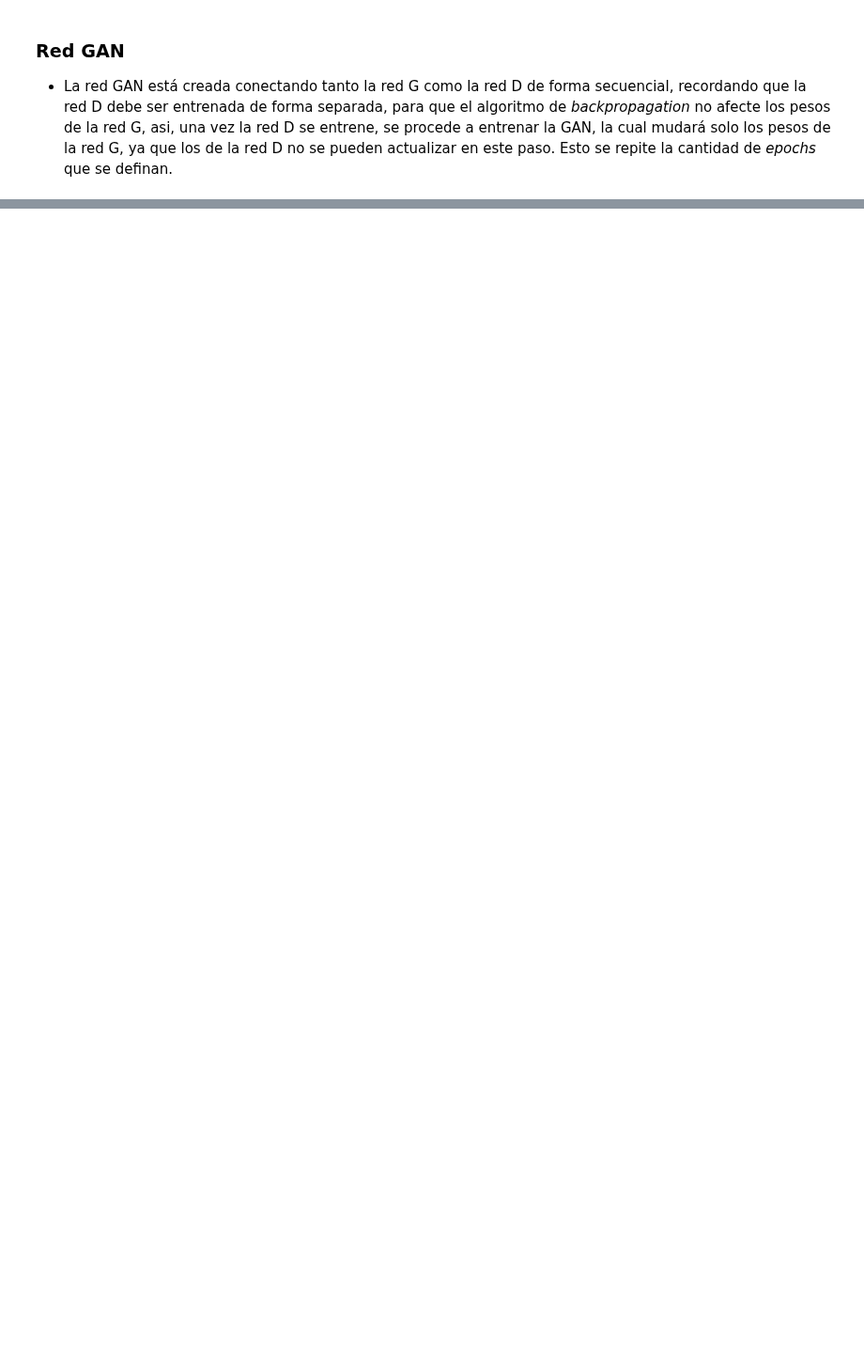
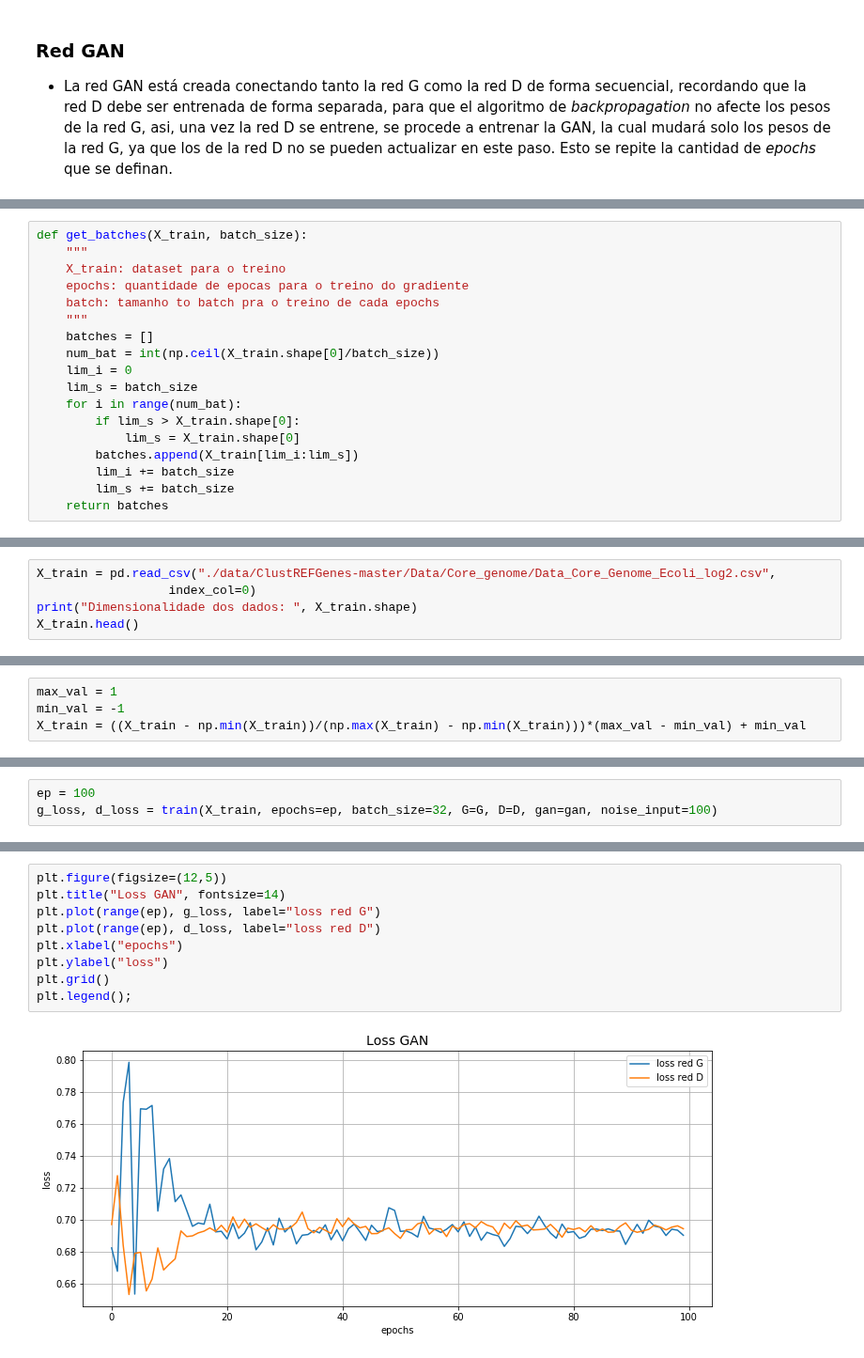
Before and after one commit to ejrueda/MasterUFPA, a Jupyter notebook: Proyectos/BioInformática/Understanding GAN's.ipynb, the cells around one changed output, grey strips where cells are left out. Shown at 94% size. Cells and saved outputs as stored; diff of their text form; blank space fills up the shorter version.

```diff
--- a/Proyectos/BioInformática/Understanding GAN's.ipynb
+++ b/Proyectos/BioInformática/Understanding GAN's.ipynb
@@ -107,0 +149,18 @@ def gan():
+# %%
+def get_batches(X_train, batch_size):
+    """
+    X_train: dataset para o treino
+    epochs: quantidade de epocas para o treino do gradiente
+    batch: tamanho to batch pra o treino de cada epochs
+    """
+    batches = []
+    num_bat = int(np.ceil(X_train.shape[0]/batch_size))
+    lim_i = 0
+    lim_s = batch_size
+    for i in range(num_bat):
+        if lim_s > X_train.shape[0]:
+            lim_s = X_train.shape[0]
+        batches.append(X_train[lim_i:lim_s])
+        lim_i += batch_size
+        lim_s += batch_size
+    return batches
@@ -107,0 +203,5 @@ def gan():
+# %%
+X_train = pd.read_csv("./data/ClustREFGenes-master/Data/Core_genome/Data_Core_Genome_Ecoli_log2.csv",
+                  index_col=0)
+print("Dimensionalidade dos dados: ", X_train.shape)
+X_train.head()
@@ -107,0 +217,4 @@ def gan():
+# %%
+max_val = 1
+min_val = -1
+X_train = ((X_train - np.min(X_train))/(np.max(X_train) - np.min(X_train)))*(max_val - min_val) + min_val
@@ -107,0 +225,3 @@ def gan():
+# %%
+ep = 100
+g_loss, d_loss = train(X_train, epochs=ep, batch_size=32, G=G, D=D, gan=gan, noise_input=100)
@@ -107,0 +246,11 @@ def gan():
+# %%
+plt.figure(figsize=(12,5))
+plt.title("Loss GAN", fontsize=14)
+plt.plot(range(ep), g_loss, label="loss red G")
+plt.plot(range(ep), d_loss, label="loss red D")
+plt.xlabel("epochs")
+plt.ylabel("loss")
+plt.grid()
+plt.legend();
+# %% [output]
+[figure, added]
```
Also changed, not shown: parts of 14 cells of this notebook, 1 other file.
